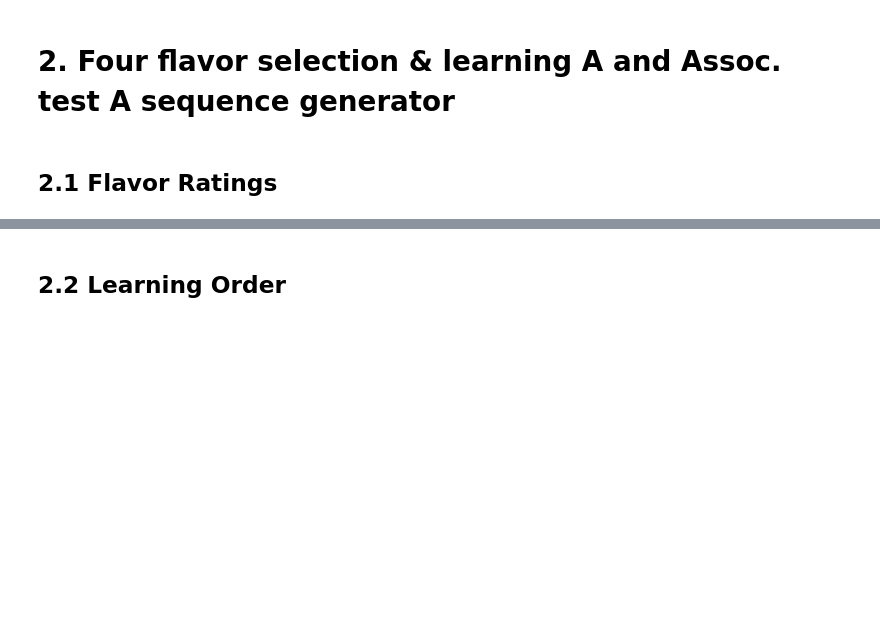
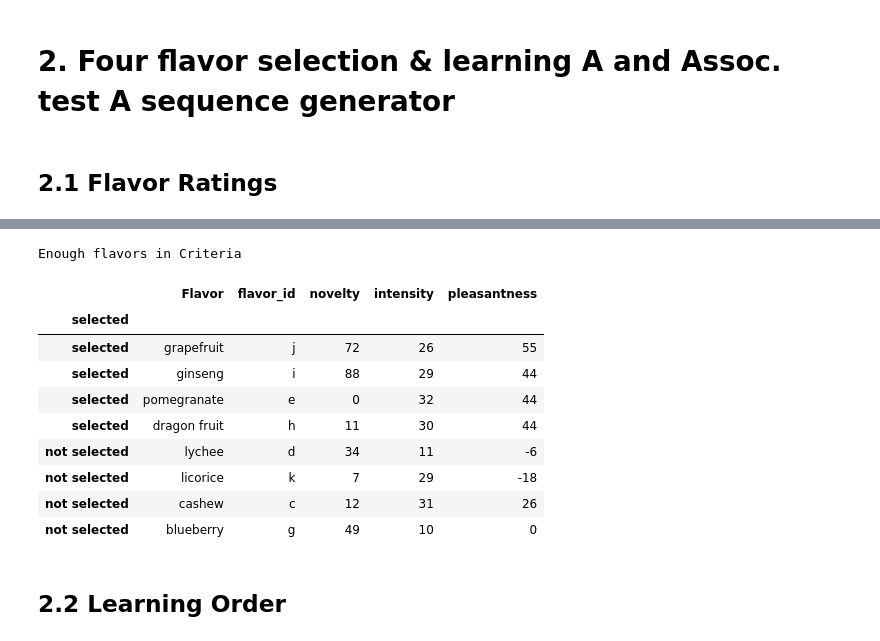
Before and after one commit to ffviana/nutreconDrive, a Jupyter notebook: 1. Acquisition/notebooks/1. Day 1.ipynb, the cells around one changed output, grey strips where cells are left out. Drawn from its saved outputs; the diff is of its cells as text; code cells hidden in the pictures; blank space fills up the shorter version.

```diff
--- a/1. Acquisition/notebooks/1. Day 1.ipynb
+++ b/1. Acquisition/notebooks/1. Day 1.ipynb
@@ -182,3 +152,66 @@ df_pleas_
+# %%
+def selectFlavorsForAssociationTest(df, col_name):
+
+    # in any of the bellow options, if flavors are tied for pleasantness, first choose least intense and then most novel
+
+    # Select rows with pleasantness between 0 and 80
+    df_sel = df[(df[col_name] > 0) & (df[col_name] <= 80)]
+
+    flavors_in_criteria = list(df_sel.sort_values(by=[_v_.pleasanteness_colName, _v_.intensity_colName, _v_.novelty_colName],
+                                                    ascending=[False, True, False])[_v_.flavorName_colName])
+
+    # Check if we have 4 flavors that comply with the above criteria
+    if len(flavors_in_criteria) >=4:
+        print('Enough flavors in Criteria')
+        selected_flavors = flavors_in_criteria[:4]
+    # if not, fill with other flavors
+    else:
+        # first with flavors above 80 (those closest to 80)
+        above80 = df[(df[col_name] > 80)]
+        flavors_above80 = list(above80.sort_values(by=[col_name], ascending=[True, True, False])[_v_.flavorName_colName])
+        # Check if enough flaours to reach 4
+        if len(flavors_above80) >= 4-len(flavors_in_criteria):
+            selected_flavors = flavors_in_criteria + flavors_above80[:4-len(flavors_in_criteria)]
+        else:
+            #if not enough, with flavors below zero (those closest to zero)
+            below0 = df[(df[col_name] <= 0)]
+            flavors_below0 = list(below0.sort_values(by=[_v_.pleasanteness_colName, _v_.intensity_colName, _v_.novelty_colName],
+                                                    ascending=[False, True, False])[_v_.flavorName_colName])
+            selected_flavors = flavors_in_criteria + flavors_above80[:4-len(flavors_in_criteria)] + flavors_below0[:4-len(flavors_in_criteria) - len(flavors_above80)]
+
+    df['selected'] = np.where(df[_v_.flavorName_colName].isin(selected_flavors), 'selected', 'not selected')
+    df.set_index('selected', inplace=True)
+    df.sort_index(inplace = True, ascending = False)
+    return df
+
+
+df_pleas = None
+df_pleas_ = None
+
+ratings_colNames = ['User','Trial',_v_.novelty_colName, _v_.intensity_colName, _v_.pleasanteness_colName]
+df_, _ = loadResponses(_v_.responses_dataPath, _v_.flav_ratings_fileID, subject_code)
+
+if not df_ is None: # responses exist
+  # merge ratings with presentation order to match flavors with trials
+  df_pleas = presentation_order_df.reset_index().merge(df_[ratings_colNames],
+                                    left_on = _v_.pres_order_colName, right_on = 'Trial').drop(columns='Trial')
+  # Select 4 flavors
+  df_pleas = selectFlavorsForAssociationTest(df_pleas, _v_.pleasanteness_colName)
+
+
+df_pleas.drop(columns = ['User',_v_.pres_order_colName] )
+# %% [output]
+Enough flavors in Criteria
+|  | Flavor | flavor_id | novelty | intensity | pleasantness |
+| selected |  |  |  |  |  |
+| selected | grapefruit | j | 72 | 26 | 55 |
+| selected | ginseng | i | 88 | 29 | 44 |
+| selected | pomegranate | e | 0 | 32 | 44 |
+| selected | dragon fruit | h | 11 | 30 | 44 |
+| not selected | lychee | d | 34 | 11 | -6 |
+| not selected | licorice | k | 7 | 29 | -18 |
+| not selected | cashew | c | 12 | 31 | 26 |
+| not selected | blueberry | g | 49 | 10 | 0 |
 # %% [markdown]
 ## 2.2 Learning Order
 # %% [markdown]
```
Also changed, not shown: parts of 22 cells of this notebook, 6 other files.
